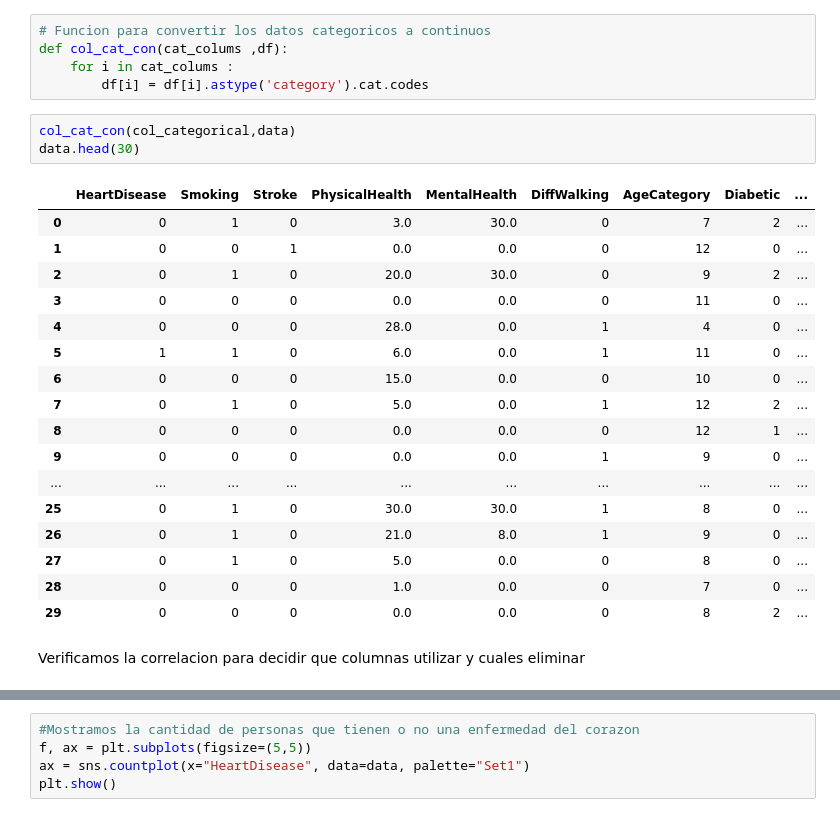
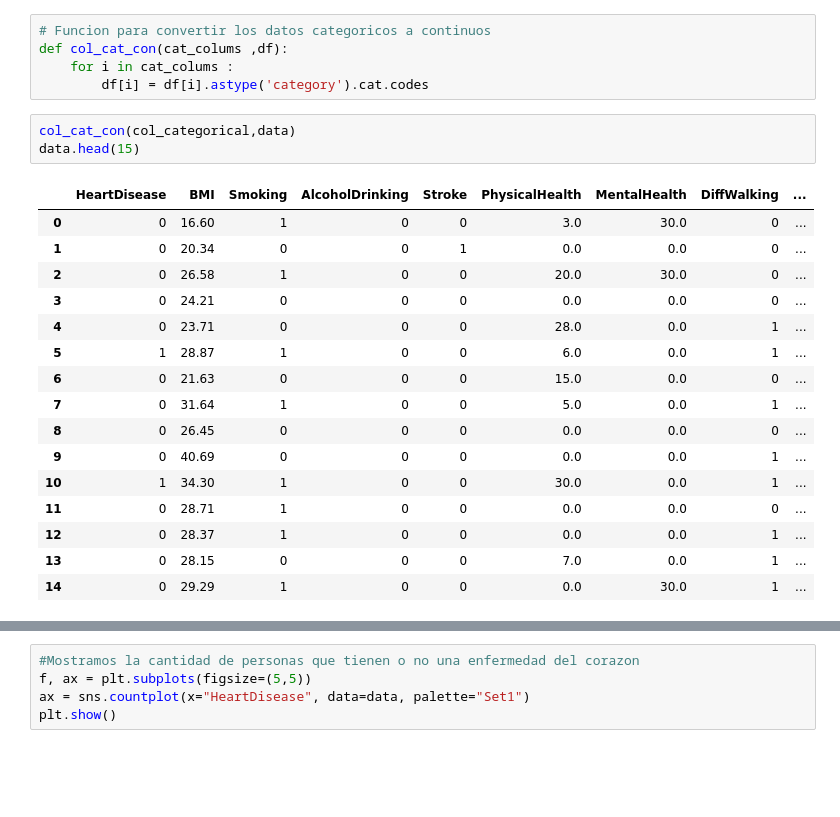
Before and after one commit to JMQuinones/DS-ML, a Jupyter notebook: notebook/practica_primer_parcial.ipynb, the cells around one changed output, grey strips where cells are left out. Cells and saved outputs as stored; diff of their text form; blank space fills up the shorter version.

```diff
--- a/notebook/practica_primer_parcial.ipynb
+++ b/notebook/practica_primer_parcial.ipynb
@@ -141,24 +188,21 @@ def col_cat_con(cat_colums ,df):
         df[i] = df[i].astype('category').cat.codes
 # %%
 col_cat_con(col_categorical,data)
-data.head(30)
+data.head(15)
 # %% [output]
-|  | HeartDisease | Smoking | Stroke | PhysicalHealth | MentalHealth | DiffWalking | AgeCategory | Diabetic | ... |
-| 0 | 0 | 1 | 0 | 3.0 | 30.0 | 0 | 7 | 2 | ... |
-| 1 | 0 | 0 | 1 | 0.0 | 0.0 | 0 | 12 | 0 | ... |
-| 2 | 0 | 1 | 0 | 20.0 | 30.0 | 0 | 9 | 2 | ... |
-| 3 | 0 | 0 | 0 | 0.0 | 0.0 | 0 | 11 | 0 | ... |
-| 4 | 0 | 0 | 0 | 28.0 | 0.0 | 1 | 4 | 0 | ... |
-| 5 | 1 | 1 | 0 | 6.0 | 0.0 | 1 | 11 | 0 | ... |
-| 6 | 0 | 0 | 0 | 15.0 | 0.0 | 0 | 10 | 0 | ... |
-| 7 | 0 | 1 | 0 | 5.0 | 0.0 | 1 | 12 | 2 | ... |
-| 8 | 0 | 0 | 0 | 0.0 | 0.0 | 0 | 12 | 1 | ... |
-| 9 | 0 | 0 | 0 | 0.0 | 0.0 | 1 | 9 | 0 | ... |
-| ... | ... | ... | ... | ... | ... | ... | ... | ... | ... |
-| 25 | 0 | 1 | 0 | 30.0 | 30.0 | 1 | 8 | 0 | ... |
-| 26 | 0 | 1 | 0 | 21.0 | 8.0 | 1 | 9 | 0 | ... |
-| 27 | 0 | 1 | 0 | 5.0 | 0.0 | 0 | 8 | 0 | ... |
-| 28 | 0 | 0 | 0 | 1.0 | 0.0 | 0 | 7 | 0 | ... |
-| 29 | 0 | 0 | 0 | 0.0 | 0.0 | 0 | 8 | 2 | ... |
+|  | HeartDisease | BMI | Smoking | AlcoholDrinking | Stroke | PhysicalHealth | MentalHealth | DiffWalking | ... |
+| 0 | 0 | 16.60 | 1 | 0 | 0 | 3.0 | 30.0 | 0 | ... |
+| 1 | 0 | 20.34 | 0 | 0 | 1 | 0.0 | 0.0 | 0 | ... |
+| 2 | 0 | 26.58 | 1 | 0 | 0 | 20.0 | 30.0 | 0 | ... |
+| 3 | 0 | 24.21 | 0 | 0 | 0 | 0.0 | 0.0 | 0 | ... |
+| 4 | 0 | 23.71 | 0 | 0 | 0 | 28.0 | 0.0 | 1 | ... |
+| 5 | 1 | 28.87 | 1 | 0 | 0 | 6.0 | 0.0 | 1 | ... |
+| 6 | 0 | 21.63 | 0 | 0 | 0 | 15.0 | 0.0 | 0 | ... |
+| 7 | 0 | 31.64 | 1 | 0 | 0 | 5.0 | 0.0 | 1 | ... |
+| 8 | 0 | 26.45 | 0 | 0 | 0 | 0.0 | 0.0 | 0 | ... |
+| 9 | 0 | 40.69 | 0 | 0 | 0 | 0.0 | 0.0 | 1 | ... |
+| 10 | 1 | 34.30 | 1 | 0 | 0 | 30.0 | 0.0 | 1 | ... |
+| 11 | 0 | 28.71 | 1 | 0 | 0 | 0.0 | 0.0 | 0 | ... |
+| 12 | 0 | 28.37 | 1 | 0 | 0 | 0.0 | 0.0 | 1 | ... |
+| 13 | 0 | 28.15 | 0 | 0 | 0 | 7.0 | 0.0 | 1 | ... |
+| 14 | 0 | 29.29 | 1 | 0 | 0 | 0.0 | 30.0 | 1 | ... |
-# %% [markdown]
-Verificamos la correlacion para decidir que columnas utilizar y cuales eliminar
```
Also changed, not shown: parts of 48 cells of this notebook.
